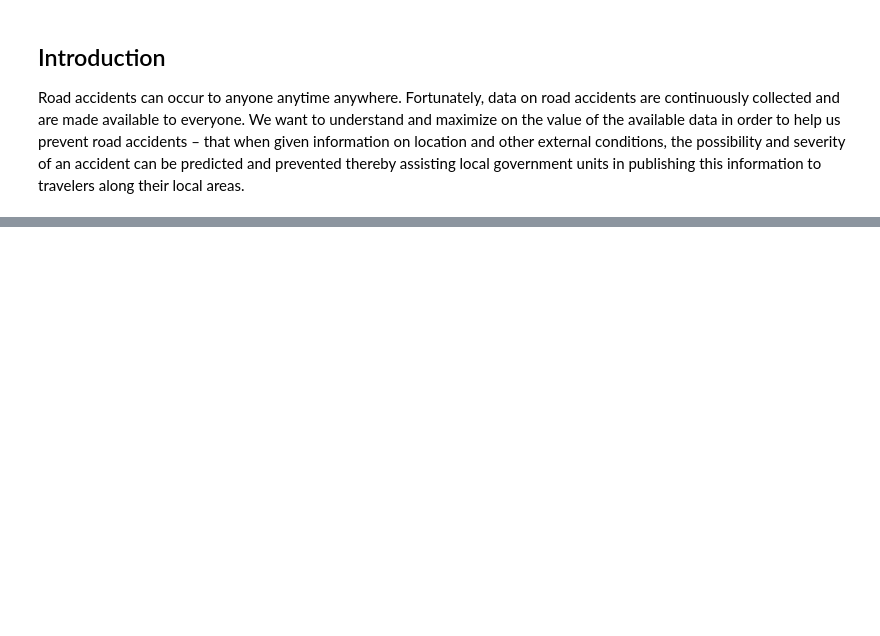
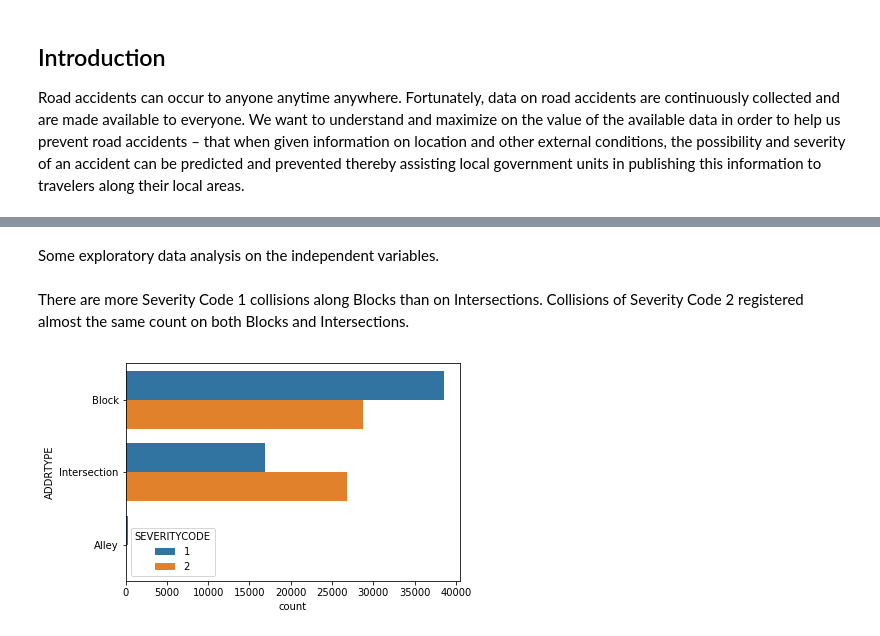
Before and after one commit to DahliaM-GitHub/Coursera_Capstone, a Jupyter notebook: RRBM-DataScienceCapstone.ipynb, the cells around one changed output, grey strips where cells are left out. Cells and saved outputs as stored; diff of their text form; code cells hidden in the pictures; blank space fills up the shorter version.

```diff
--- a/RRBM-DataScienceCapstone.ipynb
+++ b/RRBM-DataScienceCapstone.ipynb
@@ -22,0 +227,2 @@ The city of Seattle has a dataset on all collisions collected since 2004 to pres
+# %%
+df2 = df2[df2['ROADCOND'] != 'Unknown']
@@ -22,0 +231,4 @@ The city of Seattle has a dataset on all collisions collected since 2004 to pres
+# %%
+import datetime as dt
+df2['INCDATE'] = pd.to_datetime(df2['INCDATE'])
+df2['WEEKDAYNUM'] = df2['INCDATE'].dt.dayofweek
@@ -22,0 +262,11 @@ The city of Seattle has a dataset on all collisions collected since 2004 to pres
+# %%
+from sklearn.utils import resample
+df_severity1 = df2[ df2["SEVERITYCODE"] == 1]
+df_severity2 = df2[ df2["SEVERITYCODE"] == 2]
+df_severity1_downsampled = resample(df_severity1,
+                                   replace=False,
+                                   n_samples=55707,
+                                   random_state=123)
+df3 = pd.concat([df_severity1_downsampled, df_severity2])
+# %%
+df3.reset_index(drop=True, inplace=True)
@@ -22,0 +288,9 @@ The city of Seattle has a dataset on all collisions collected since 2004 to pres
+# %% [markdown]
+Some exploratory data analysis on the independent variables.
+# %% [markdown]
+There are more Severity Code 1 collisions along Blocks than on Intersections.
+Collisions of Severity Code 2 registered almost the same count on both Blocks and Intersections.
+# %%
+ax = sns.countplot(y="ADDRTYPE", hue="SEVERITYCODE", data=df3)
+# %% [output]
+[figure, added]
```
Also changed, not shown: parts of 95 cells of this notebook.
